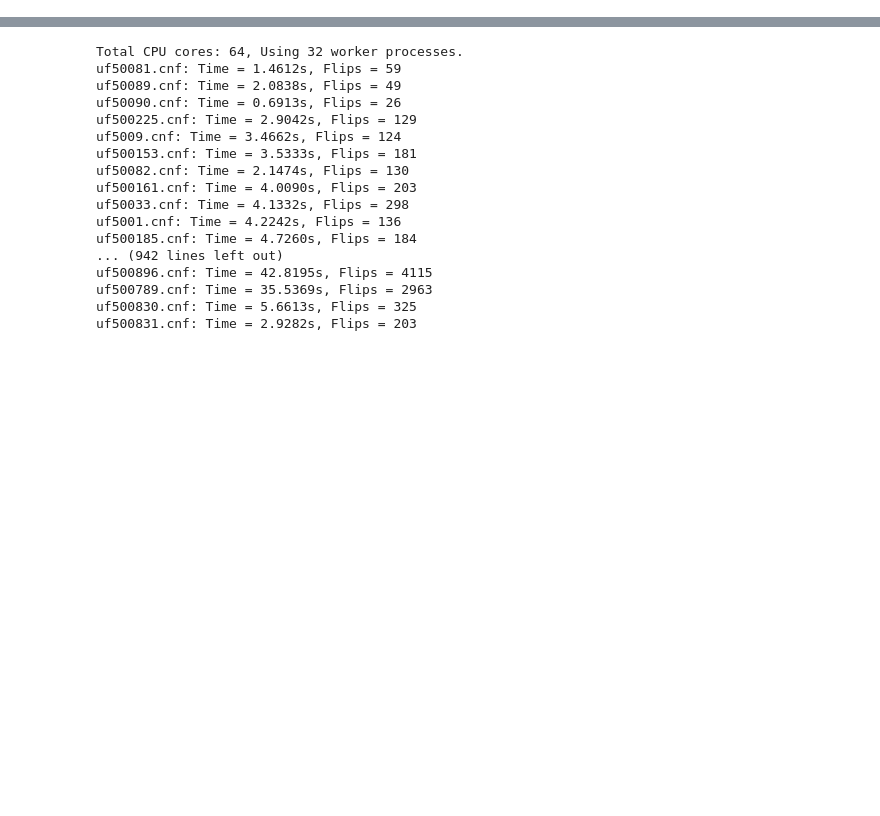
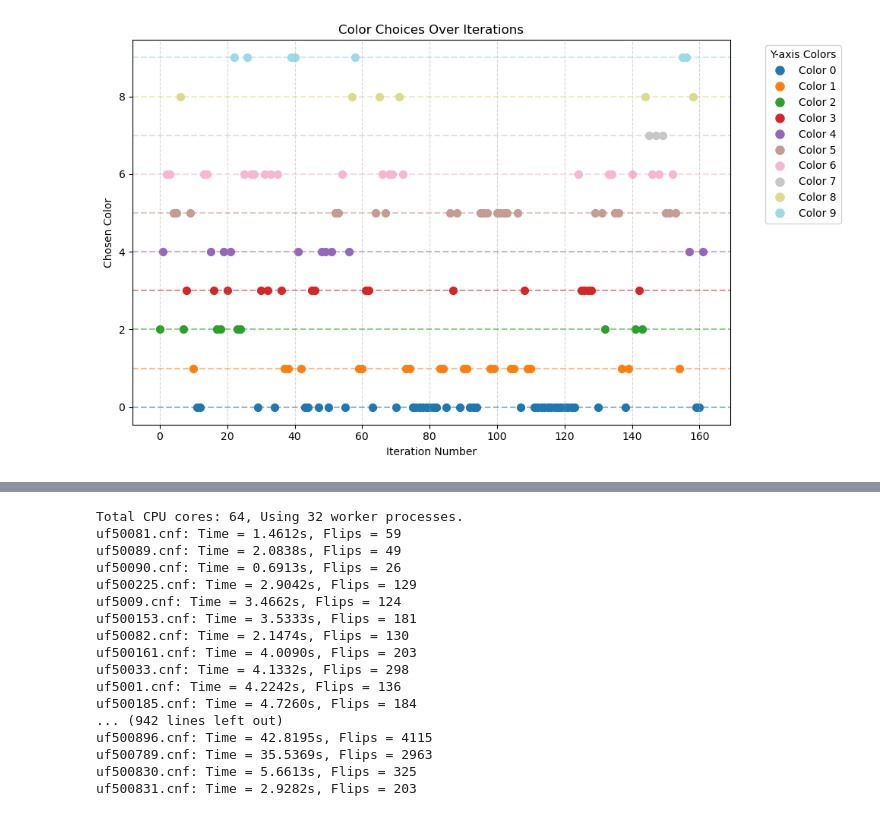
Before and after one commit to danielespo/juniper, a Jupyter notebook: 6dec24bench.ipynb, the cells around one changed output, grey strips where cells are left out. Drawn from its saved outputs; the diff is of its cells as text; code cells hidden in the pictures; blank space fills up the shorter version.

```diff
--- a/6dec24bench.ipynb
+++ b/6dec24bench.ipynb
@@ -312,0 +323,39 @@ plt.show()
+# %%
+import matplotlib.pyplot as plt
+import matplotlib.colors as mcolors
+import numpy as np
+
+# Example data
+colors = [entry["color"] for entry in color_order]
+
+# Generate unique colors for each y-axis value
+unique_colors = sorted(set(colors))
+color_map = plt.cm.tab20(np.linspace(0, 1, len(unique_colors)))  # Colormap for distinct colors
+color_dict = {color: color_map[i] for i, color in enumerate(unique_colors)}
+
+# Plot the scatter plot with unique colors
+plt.figure(figsize=(10, 6))
+for i, color in enumerate(colors):
+    plt.scatter(i, color, color=color_dict[color], label=f"Color {color}" if i == 0 else "", s=50)
+
+# Add horizontal gridlines corresponding to unique colors
+for y_value in unique_colors:
+    plt.axhline(y=y_value, color=color_dict[y_value], linestyle="--", alpha=0.5)
+
+# Labels and titles
+plt.xlabel("Iteration Number")
+plt.ylabel("Chosen Color")
+plt.title("Color Choices Over Iterations")
+plt.grid(axis="x", linestyle="--", alpha=0.5)  # Add light gridlines for x-axis
+
+# Add a legend to distinguish y-axis colors
+handles = [plt.Line2D([0], [0], marker='o', color=color_dict[color], linestyle='', markersize=8)
+           for color in unique_colors]
+labels = [f"Color {color}" for color in unique_colors]
+plt.legend(handles, labels, title="Y-axis Colors", bbox_to_anchor=(1.05, 1), loc='upper left')
+
+# Show the plot
+plt.tight_layout()
+plt.show()
+# %% [output]
+[figure, added]
```
Also changed, not shown: parts of 4 cells of this notebook.
